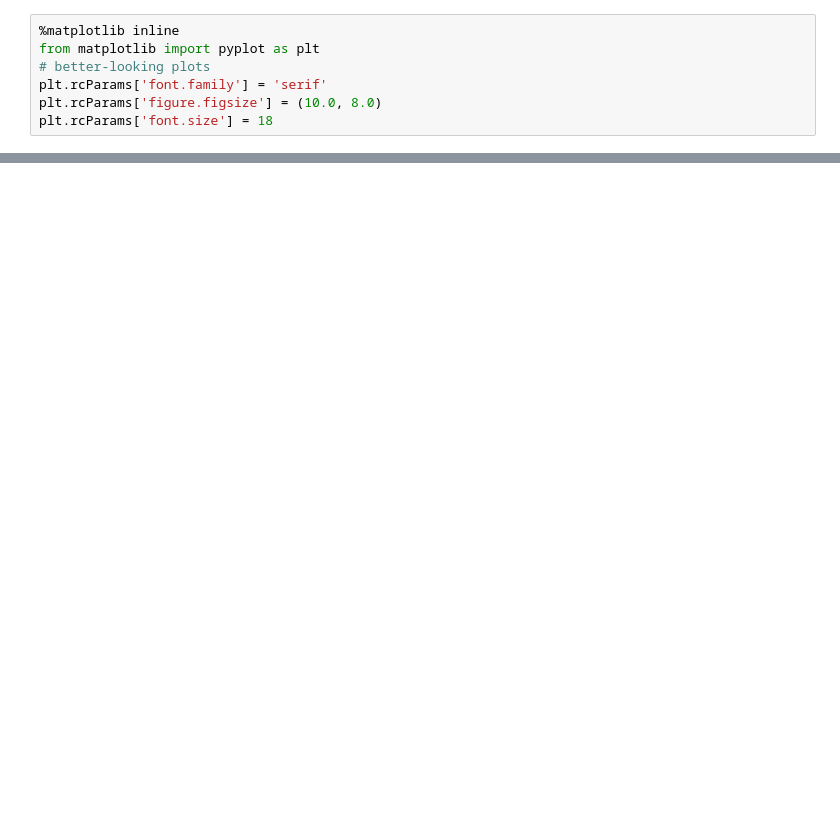
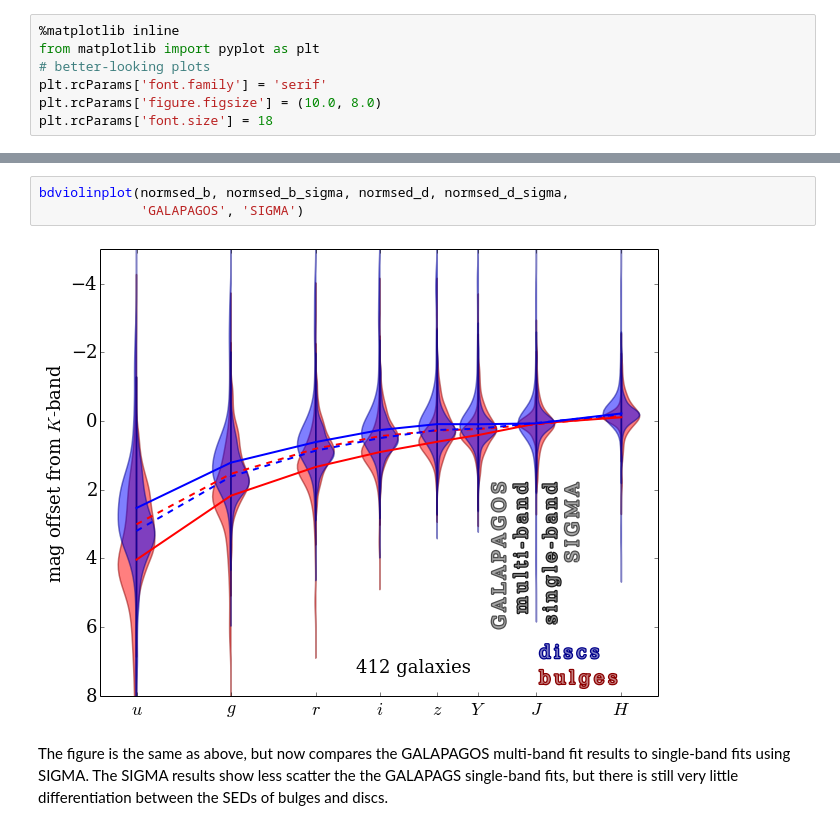
Before and after one commit to MegaMorph/megamorph-analysis, a Jupyter notebook: notebooks/BD_analysis.ipynb, the cells around one changed output, grey strips where cells are left out. Cells and saved outputs as stored; diff of their text form; blank space fills up the shorter version.

```diff
--- a/notebooks/BD_analysis.ipynb
+++ b/notebooks/BD_analysis.ipynb
@@ -163,3 +234,10 @@ The disc data are shown in blue, while the bulge data are shown in red.  The sha
 The single-band results do not distinguish very much between the SEDs of bulge and disc components, as can be seen from the coincidence between the dashed lines and the fact that the right-sides of the red and blue violins mostly overlap.
 
 In constrast, the multi-band results show a significant difference in the SEDs of bulges and discs, in terms of both medians, and overall distributions.  Note that there is no colour difference between the components in the initial parameters.  The colour difference simply arises from the improved decomposition afforded by the multi-band approach.
+# %%
+bdviolinplot(normsed_b, normsed_b_sigma, normsed_d, normsed_d_sigma,
+             'GALAPAGOS', 'SIGMA')
+# %% [output]
+[figure, added]
+# %% [markdown]
+The figure is the same as above, but now compares the GALAPAGOS multi-band fit results to single-band fits using SIGMA.  The SIGMA results show less scatter the the GALAPAGS single-band fits, but there is still very little differentiation between the SEDs of bulges and discs.
```
Also changed, not shown: parts of 21 cells of this notebook.
